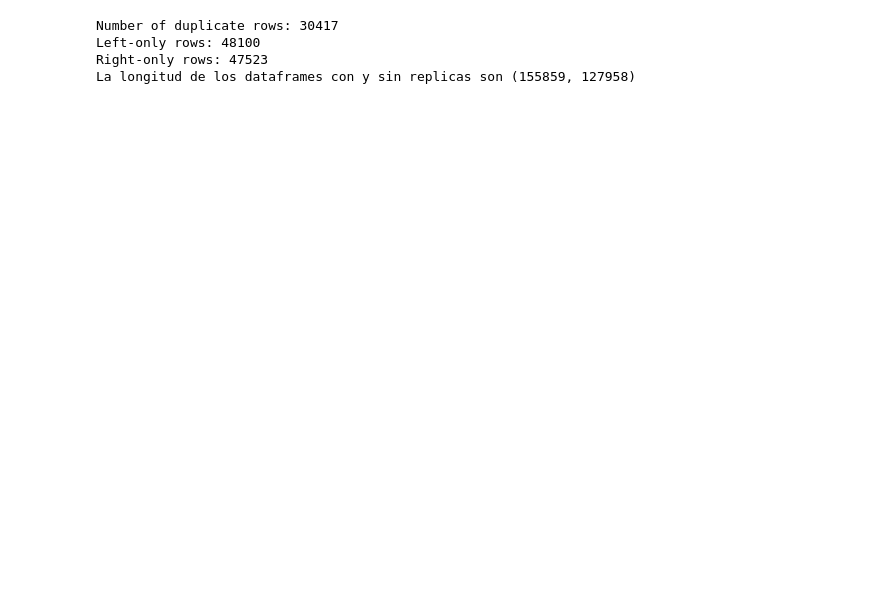
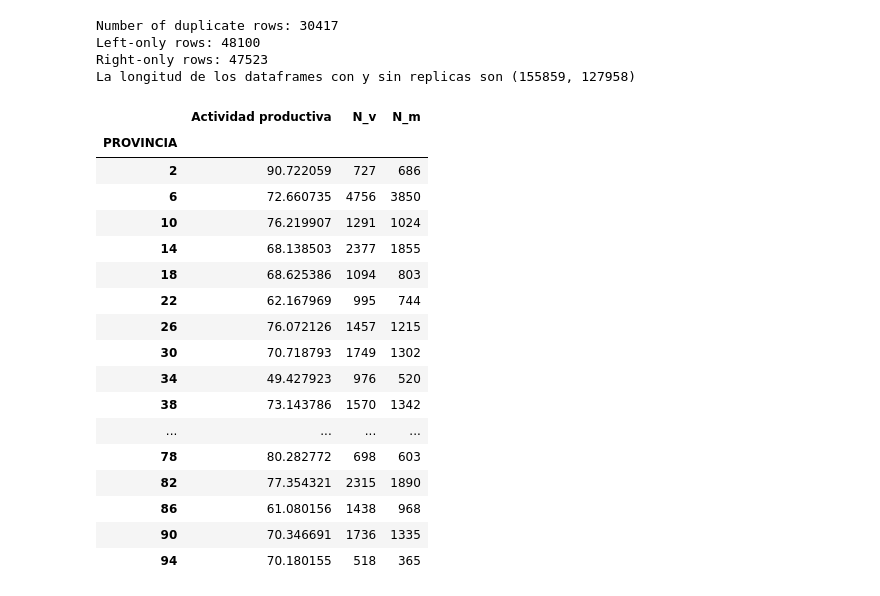
Before and after one commit to datos-Fundar/indice-mercado-trabajo-ingresos, a Jupyter notebook: scripts/04_chequeo_EPH.ipynb, the cells around one changed output. Saved outputs shown, nothing was run; the diff lists cells and outputs as text; code cells hidden in the pictures; blank space fills up the shorter version.

```diff
--- a/scripts/04_chequeo_EPH.ipynb
+++ b/scripts/04_chequeo_EPH.ipynb
@@ -107,3 +108,5 @@ dict_cod_provincia = {2: "Ciudad de Buenos Aires",
  86: "Santiago del Estero",
  90: "Tucumán",
  94: "Tierra del Fuego"}
+# %%
+df = df_merged_with_copies
@@ -110,3 +115,38 @@ dict_cod_provincia = {2: "Ciudad de Buenos Aires",
+# %%
+var = 'PROVINCIA'
+df_temp = df.query('CH06 >= 16 & CH06 < 65')
+numerador = df_temp[df_temp['ESTADO']==1].groupby(['CH04', var])['PONDERA'].sum()
+# %%
+size = df_temp[df_temp['ESTADO']==1].groupby(['CH04', var]).size().to_frame().unstack(level=0)
+size.columns = size.columns.get_level_values(1)
+
+denominador = df_temp.groupby(['CH04', var])['PONDERA'].sum()
+df_tasa = numerador.div(denominador, fill_value=np.nan)
+df_tasa = df_tasa.to_frame().unstack(level=0)
+
+ratio = (df_tasa['PONDERA'][2]/df_tasa['PONDERA'][1] * 100).to_frame()
+ratio.rename(columns={0: 'Actividad productiva'}, inplace=True)
+ratio = ratio.join(size)
+ratio.rename(columns={1: 'N_v', 2: 'N_m'})
+# %% [output]
+|  | Actividad productiva | N_v | N_m |
+| PROVINCIA |  |  |  |
+| 2 | 90.722059 | 727 | 686 |
+| 6 | 72.660735 | 4756 | 3850 |
+| 10 | 76.219907 | 1291 | 1024 |
+| 14 | 68.138503 | 2377 | 1855 |
+| 18 | 68.625386 | 1094 | 803 |
+| 22 | 62.167969 | 995 | 744 |
+| 26 | 76.072126 | 1457 | 1215 |
+| 30 | 70.718793 | 1749 | 1302 |
+| 34 | 49.427923 | 976 | 520 |
+| 38 | 73.143786 | 1570 | 1342 |
+| ... | ... | ... | ... |
+| 78 | 80.282772 | 698 | 603 |
+| 82 | 77.354321 | 2315 | 1890 |
+| 86 | 61.080156 | 1438 | 968 |
+| 90 | 70.346691 | 1736 | 1335 |
+| 94 | 70.180155 | 518 | 365 |
 # %%
 ## Defino funciones dimension mercado de trabajo e ingresos
 
```
Also changed, not shown: parts of 11 cells of this notebook.
